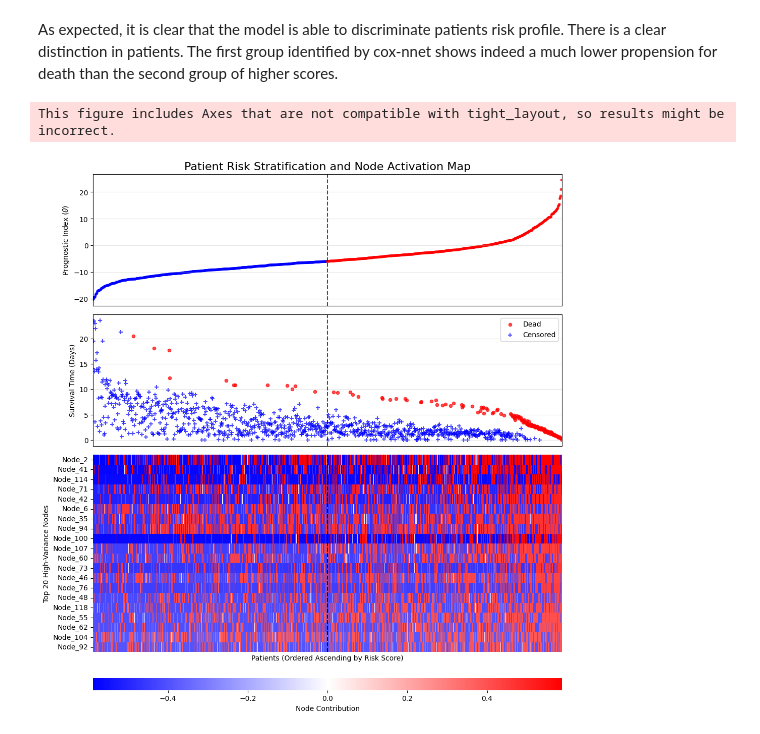
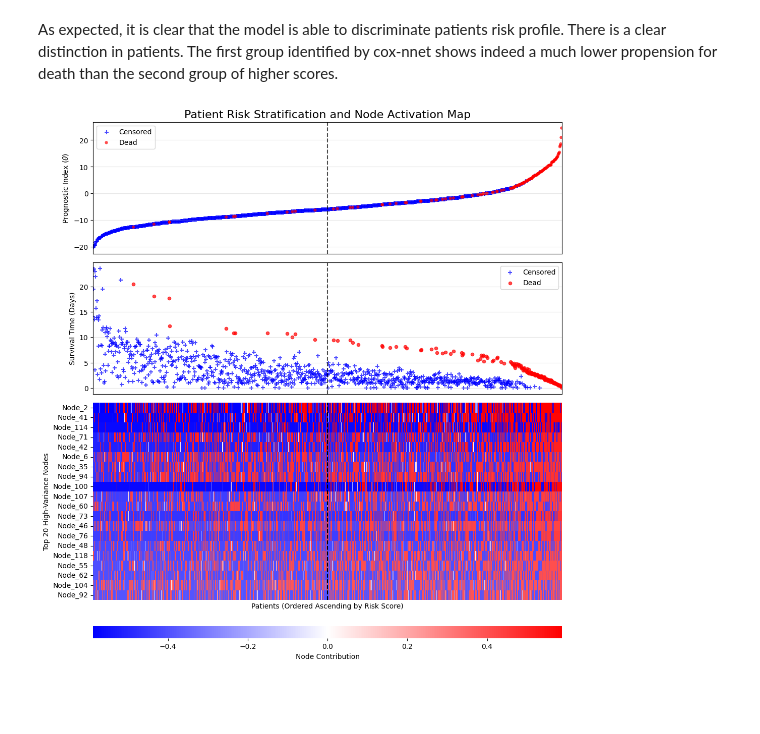
Before and after one commit to nhilariosilva/thetaflow_method_paper, a Jupyter notebook: TCGA-BRCA/Cox-nnet replication-KIRC.ipynb, the cells around one changed output. Cells and saved outputs as stored; diff of their text form; code cells hidden in the pictures; blank space fills up the shorter version.

```diff
--- a/TCGA-BRCA/Cox-nnet replication-KIRC.ipynb
+++ b/TCGA-BRCA/Cox-nnet replication-KIRC.ipynb
@@ -533,7 +583,7 @@ I0000 00:00:1774130518.122273   40459 cuda_solvers.cc:175] Creating GpuSolver ha
 # %%
-hidden_activations = cox_nnet_network_call_nolast(model_nesterov_longrun, X).numpy()
-beta_weights = model_nesterov_longrun.output_layer.get_weights()[0].flatten()
-theta_predictions = model_nesterov_longrun.predict(X)["theta"].numpy().flatten()
+hidden_activations = cox_nnet_network_call_nolast(model_nesterov, X).numpy()
+beta_weights = model_nesterov.output_layer.get_weights()[0].flatten()
+theta_predictions = model_nesterov.predict(X)["theta"].numpy().flatten()
 
 # Node Contributions (Weighted Activations)
 contributions = hidden_activations * beta_weights
@@ -708,7 +757,7 @@ Unlike the cox-nnet application, the weights in thetaflow seem to be much more d
 # %% [markdown]
 Let us separate patients in two groups: high and low risk based on our classifications using $\theta$.
 # %%
-theta_predictions = model_nesterov_longrun.predict(X)["theta"].numpy().flatten()
+theta_predictions = model_nesterov.predict(X)["theta"].numpy().flatten()
 group1_idx = np.where( theta_predictions <= np.median(theta_predictions) )[0]
 group2_idx = np.where( theta_predictions > np.median(theta_predictions) )[0]
 
@@ -765,63 +814,76 @@ median_idx = len(sorted_theta) // 2
 
 # --- 3. Build the Figure Layout ---
 fig, (ax1, ax2, ax3) = plt.subplots(
-    nrows=3, ncols=1,
-    figsize=(12, 14),
-    sharex=True, # Locks the X-axis so patients align perfectly vertically
-    gridspec_kw={'height_ratios': [1, 1, 2], 'hspace': 0.05}
+    nrows = 3, ncols = 1,
+    figsize = (12, 14),
+    sharex = True, # Locks the X-axis so patients align perfectly vertically
+    gridspec_kw = {'height_ratios': [1, 1, 2], 'hspace': 0.05}
 )
 
 # --- PANEL 1: Risk Score Distribution ---
+patients_idx = np.arange(len(sorted_theta))
 ax1.scatter(
-    np.arange(len(sorted_theta)), sorted_theta,
-    c=['blue' if val < median_theta else 'red' for val in sorted_theta],
-    s=15, edgecolors='none', alpha=0.8
+    patients_idx[sorted_delta == 0.0], sorted_theta[sorted_delta == 0.0],
+    # c = ['blue' if val < median_theta else 'red' for val in sorted_theta],
+    c = 'blue',
+    marker = '+',
+    s = 30, edgecolors = 'none', alpha = 0.7,
+    label = "Censored"
 )
-ax1.axvline(x=median_idx, color='k', linestyle='--', alpha=0.7)
+ax1.scatter(
+    patients_idx[sorted_delta == 1.0], sorted_theta[sorted_delta == 1.0],
+    # c = ['blue' if val < median_theta else 'red' for val in sorted_theta],
+    # c = ['blue' if d == 0 else 'red' for d in sorted_delta],
+    c = 'red',
+    marker = 'o',
+    s = 20, edgecolors = 'none', alpha = 0.7,
+    label = "Dead"
+)
+ax1.axvline(x = median_idx, color='k', linestyle='--', alpha=0.7)
 ax1.set_ylabel("Prognostic Index ($\\theta$)")
 ax1.set_title("Patient Risk Stratification and Node Activation Map", fontsize=16)
+ax1.legend(loc='upper left')
 ax1.grid(True, alpha=0.3)
 
 # --- PANEL 2: Clinical Survival Status ---
 # Create masks to plot dead and censored patients with different markers/colors
 dead_mask = sorted_delta == 1
 censored_mask = sorted_delta == 0
 
 ax2.scatter(
-    np.where(dead_mask)[0], sorted_y[dead_mask],
-    color='red', marker='o', s=20, label='Dead', alpha=0.7
+    np.where(censored_mask)[0], sorted_y[censored_mask],
+    color = 'blue', marker = '+', s = 30, label = 'Censored', alpha = 0.7
 )
 ax2.scatter(
-    np.where(censored_mask)[0], sorted_y[censored_mask],
-    color='blue', marker='+', s=30, label='Censored', alpha=0.7
+    np.where(dead_mask)[0], sorted_y[dead_mask],
+    color = 'red', marker = 'o', s = 20, label = 'Dead', alpha = 0.7
 )
-ax2.axvline(x=median_idx, color='k', linestyle='--', alpha=0.7)
+ax2.axvline(x = median_idx, color='k', linestyle='--', alpha = 0.7)
 ax2.set_ylabel("Survival Time (Days)")
-ax2.legend(loc='upper right')
+ax2.legend(loc = 'upper right')
 ax2.grid(True, alpha=0.3)
 
 # --- PANEL 3: Top 20 Node Heatmap ---
 # Transpose the matrix so Nodes are rows and Patients are columns
 df_heatmap = pd.DataFrame(
     sorted_top_contributions.T,
     index=[f"Node_{i}" for i in top_20_idx]
 )
 
 sns.heatmap(
     df_heatmap,
-    cmap="bwr",
-    center=0,
-    ax=ax3,
-    cbar_kws={'label': 'Node Contribution', 'orientation': 'horizontal', 'pad': 0.1, 'aspect': 40},
-    xticklabels=False # Hide the crowded patient indices
+    cmap = "bwr",
+    center = 0,
+    ax = ax3,
+    cbar_kws = {'label': 'Node Contribution', 'orientation': 'horizontal', 'pad': 0.1, 'aspect': 40},
+    xticklabels = False # Hide the crowded patient indices
 )
-ax3.axvline(x=median_idx, color='k', linestyle='--', alpha=1.0)
+ax3.axvline(x = median_idx, color = 'k', linestyle = '--', alpha = 1.0)
 ax3.set_xlabel("Patients (Ordered Ascending by Risk Score)")
 ax3.set_ylabel("Top 20 High-Variance Nodes")
 
 # Clean up and render
 plt.tight_layout()
 plt.show()
 # %% [output]
-This figure includes Axes that are not compatible with tight_layout, so results might be incorrect.
-[figure, old version]
+[figure, new version]
```
Also changed, not shown: parts of 18 cells of this notebook.
